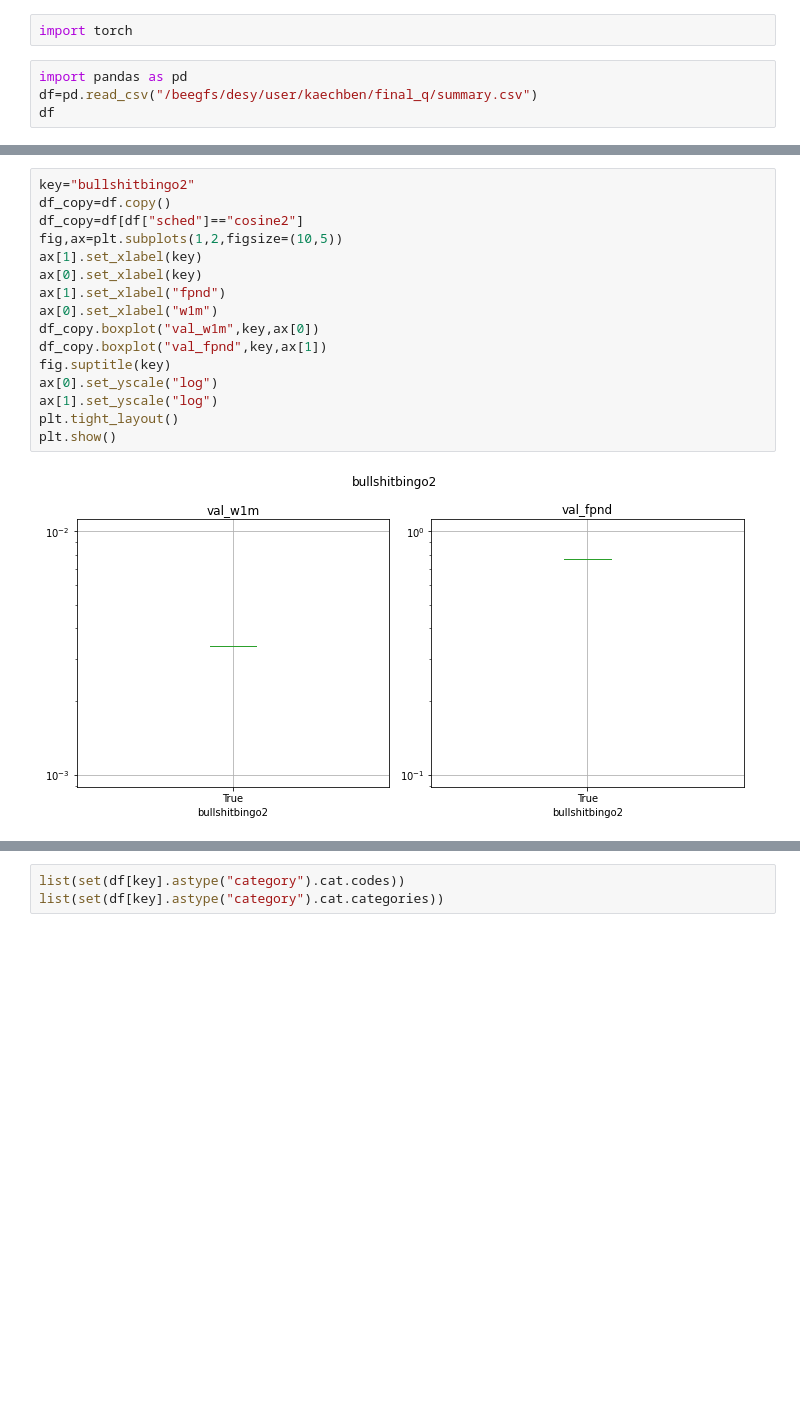
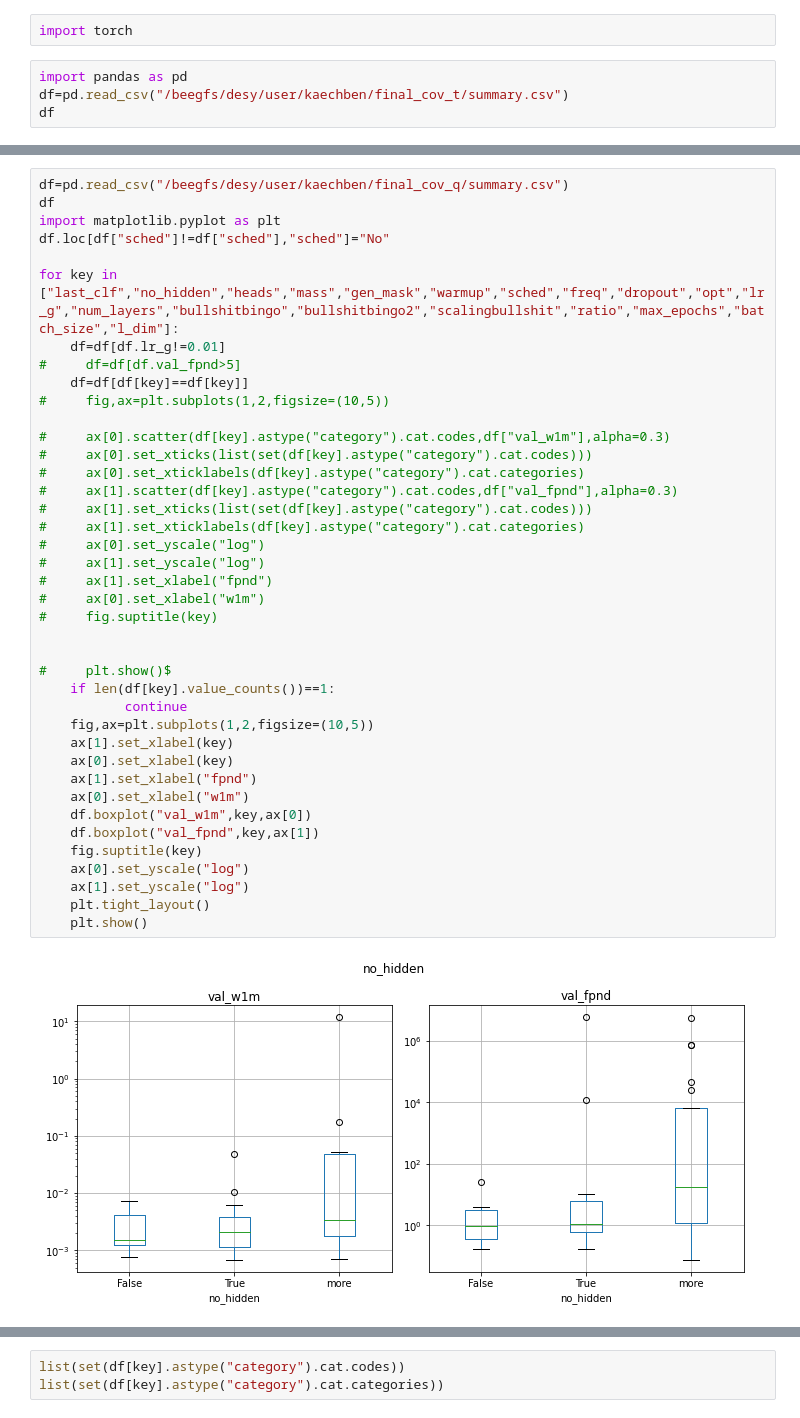
Before and after one commit to kaechb/LitJetNet, a Jupyter notebook: LitNF/Hyperparameters.ipynb, the cells around one changed output, grey strips where cells are left out. Cells and saved outputs as stored; diff of their text form; blank space fills up the shorter version.

```diff
--- a/LitNF/Hyperparameters.ipynb
+++ b/LitNF/Hyperparameters.ipynb
@@ -2,7 +2,7 @@
 import torch
 # %%
 import pandas as pd
-df=pd.read_csv("/beegfs/desy/user/kaechben/final_q/summary.csv")
+df=pd.read_csv("/beegfs/desy/user/kaechben/final_cov_t/summary.csv")
 df
 # %% [output]
 |  | path_index | autoreg | context_features | network_layers | network_layers_nf | network_nodes_nf | ... |
@@ -78,18 +78,42 @@ for key in ["last_clf","no_hidden","heads","mass","gen_mask","warmup","sched","f
 # %%
-key="bullshitbingo2"
-df_copy=df.copy()
-df_copy=df[df["sched"]=="cosine2"]
-fig,ax=plt.subplots(1,2,figsize=(10,5))
-ax[1].set_xlabel(key)
-ax[0].set_xlabel(key)
-ax[1].set_xlabel("fpnd")
-ax[0].set_xlabel("w1m")
-df_copy.boxplot("val_w1m",key,ax[0])
-df_copy.boxplot("val_fpnd",key,ax[1])
-fig.suptitle(key)
-ax[0].set_yscale("log")
-ax[1].set_yscale("log")
-plt.tight_layout()
-plt.show()
+df=pd.read_csv("/beegfs/desy/user/kaechben/final_cov_q/summary.csv")
+df
+import matplotlib.pyplot as plt
+df.loc[df["sched"]!=df["sched"],"sched"]="No"
+
+for key in ["last_clf","no_hidden","heads","mass","gen_mask","warmup","sched","freq","dropout","opt","lr_g","num_layers","bullshitbingo","bullshitbingo2","scalingbullshit","ratio","max_epochs","batch_size","l_dim"]:
+    df=df[df.lr_g!=0.01]
+#     df=df[df.val_fpnd>5]
+    df=df[df[key]==df[key]]
+#     fig,ax=plt.subplots(1,2,figsize=(10,5))
+
+#     ax[0].scatter(df[key].astype("category").cat.codes,df["val_w1m"],alpha=0.3)
+#     ax[0].set_xticks(list(set(df[key].astype("category").cat.codes)))
+#     ax[0].set_xticklabels(df[key].astype("category").cat.categories)
+#     ax[1].scatter(df[key].astype("category").cat.codes,df["val_fpnd"],alpha=0.3)
+#     ax[1].set_xticks(list(set(df[key].astype("category").cat.codes)))
+#     ax[1].set_xticklabels(df[key].astype("category").cat.categories)
+#     ax[0].set_yscale("log")
+#     ax[1].set_yscale("log")
+#     ax[1].set_xlabel("fpnd")
+#     ax[0].set_xlabel("w1m")
+#     fig.suptitle(key)
+
+
+#     plt.show()$
+    if len(df[key].value_counts())==1:
+           continue
+    fig,ax=plt.subplots(1,2,figsize=(10,5))
+    ax[1].set_xlabel(key)
+    ax[0].set_xlabel(key)
+    ax[1].set_xlabel("fpnd")
+    ax[0].set_xlabel("w1m")
+    df.boxplot("val_w1m",key,ax[0])
+    df.boxplot("val_fpnd",key,ax[1])
+    fig.suptitle(key)
+    ax[0].set_yscale("log")
+    ax[1].set_yscale("log")
+    plt.tight_layout()
+    plt.show()
 # %% [output]
-[figure, old version]
+[figure, new version]
```
Also changed, not shown: parts of 3 cells of this notebook, 2 other files.
